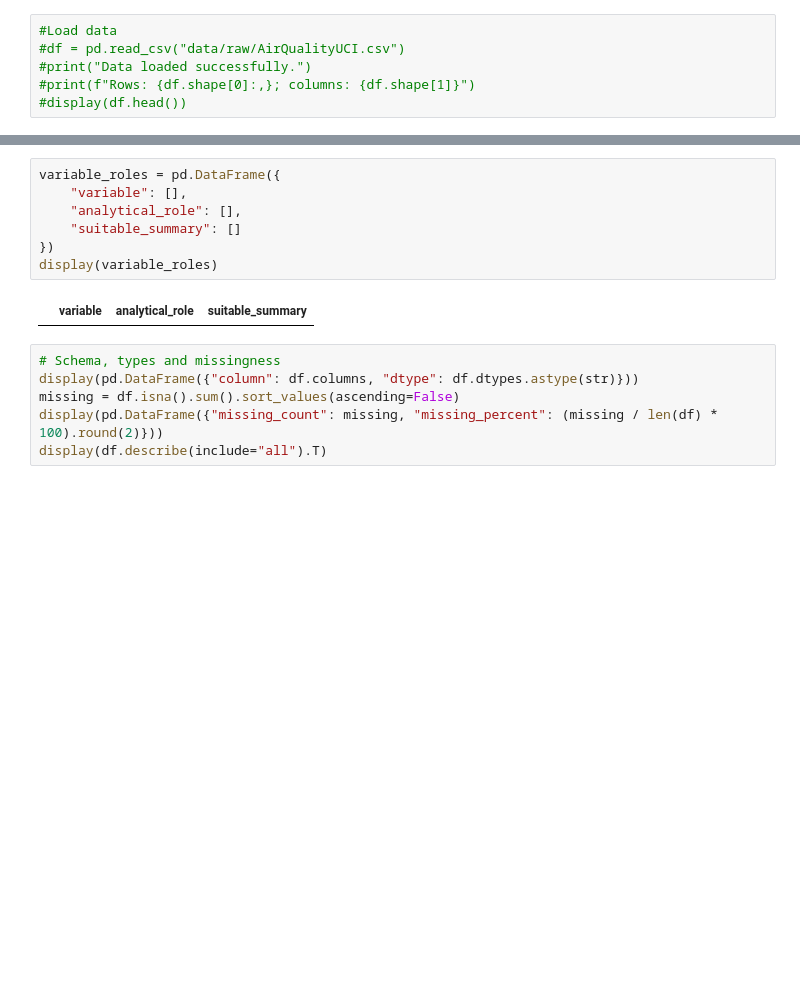
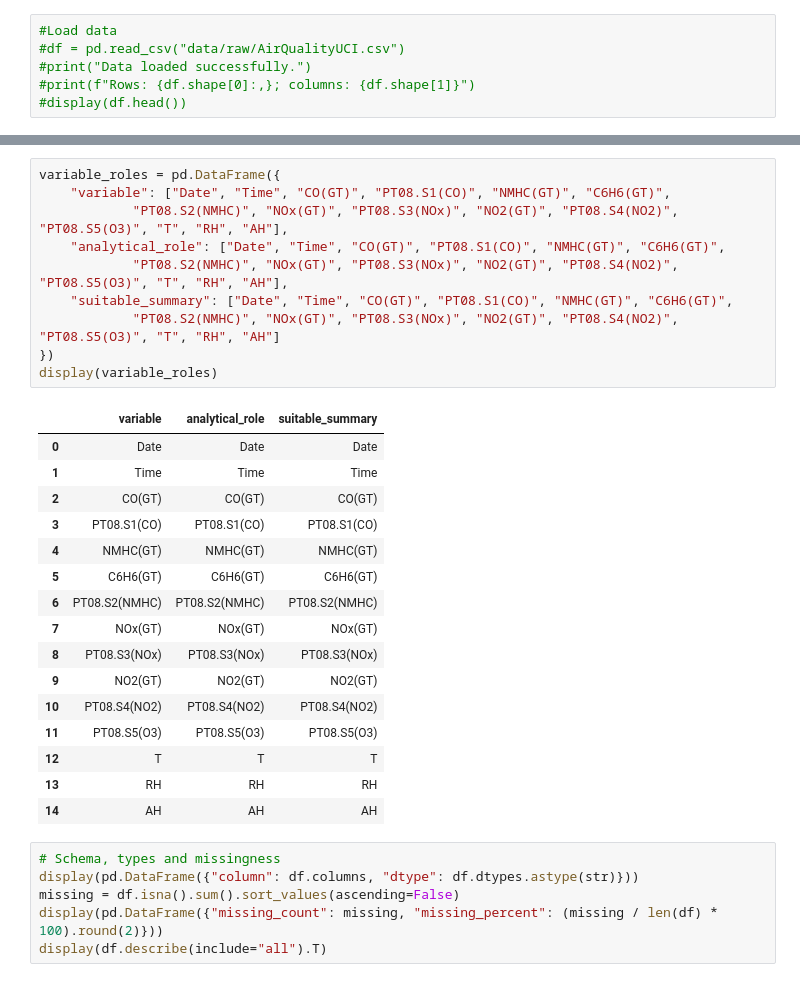
Before and after one commit to ChloeKC/healthyair, a Jupyter notebook: notebooks/data_exploration.ipynb, the cells around one changed output, grey strips where cells are left out. Drawn from its saved outputs; the diff is of its cells as text; blank space fills up the shorter version.

```diff
--- a/notebooks/data_exploration.ipynb
+++ b/notebooks/data_exploration.ipynb
@@ -125,12 +90,30 @@ df.describe()
 # %%
 variable_roles = pd.DataFrame({
-    "variable": [],
-    "analytical_role": [],
-    "suitable_summary": []
+    "variable": ["Date", "Time", "CO(GT)", "PT08.S1(CO)", "NMHC(GT)", "C6H6(GT)",
+            "PT08.S2(NMHC)", "NOx(GT)", "PT08.S3(NOx)", "NO2(GT)", "PT08.S4(NO2)", "PT08.S5(O3)", "T", "RH", "AH"],
+    "analytical_role": ["Date", "Time", "CO(GT)", "PT08.S1(CO)", "NMHC(GT)", "C6H6(GT)",
+            "PT08.S2(NMHC)", "NOx(GT)", "PT08.S3(NOx)", "NO2(GT)", "PT08.S4(NO2)", "PT08.S5(O3)", "T", "RH", "AH"],
+    "suitable_summary": ["Date", "Time", "CO(GT)", "PT08.S1(CO)", "NMHC(GT)", "C6H6(GT)",
+            "PT08.S2(NMHC)", "NOx(GT)", "PT08.S3(NOx)", "NO2(GT)", "PT08.S4(NO2)", "PT08.S5(O3)", "T", "RH", "AH"]
 })
 display(variable_roles)
 # %% [output]
 |  | variable | analytical_role | suitable_summary |
+| 0 | Date | Date | Date |
+| 1 | Time | Time | Time |
+| 2 | CO(GT) | CO(GT) | CO(GT) |
+| 3 | PT08.S1(CO) | PT08.S1(CO) | PT08.S1(CO) |
+| 4 | NMHC(GT) | NMHC(GT) | NMHC(GT) |
+| 5 | C6H6(GT) | C6H6(GT) | C6H6(GT) |
+| 6 | PT08.S2(NMHC) | PT08.S2(NMHC) | PT08.S2(NMHC) |
+| 7 | NOx(GT) | NOx(GT) | NOx(GT) |
+| 8 | PT08.S3(NOx) | PT08.S3(NOx) | PT08.S3(NOx) |
+| 9 | NO2(GT) | NO2(GT) | NO2(GT) |
+| 10 | PT08.S4(NO2) | PT08.S4(NO2) | PT08.S4(NO2) |
+| 11 | PT08.S5(O3) | PT08.S5(O3) | PT08.S5(O3) |
+| 12 | T | T | T |
+| 13 | RH | RH | RH |
+| 14 | AH | AH | AH |
 # %%
 # Schema, types and missingness
 display(pd.DataFrame({"column": df.columns, "dtype": df.dtypes.astype(str)}))
```
Also changed, not shown: parts of 13 cells of this notebook, 2 other files.
